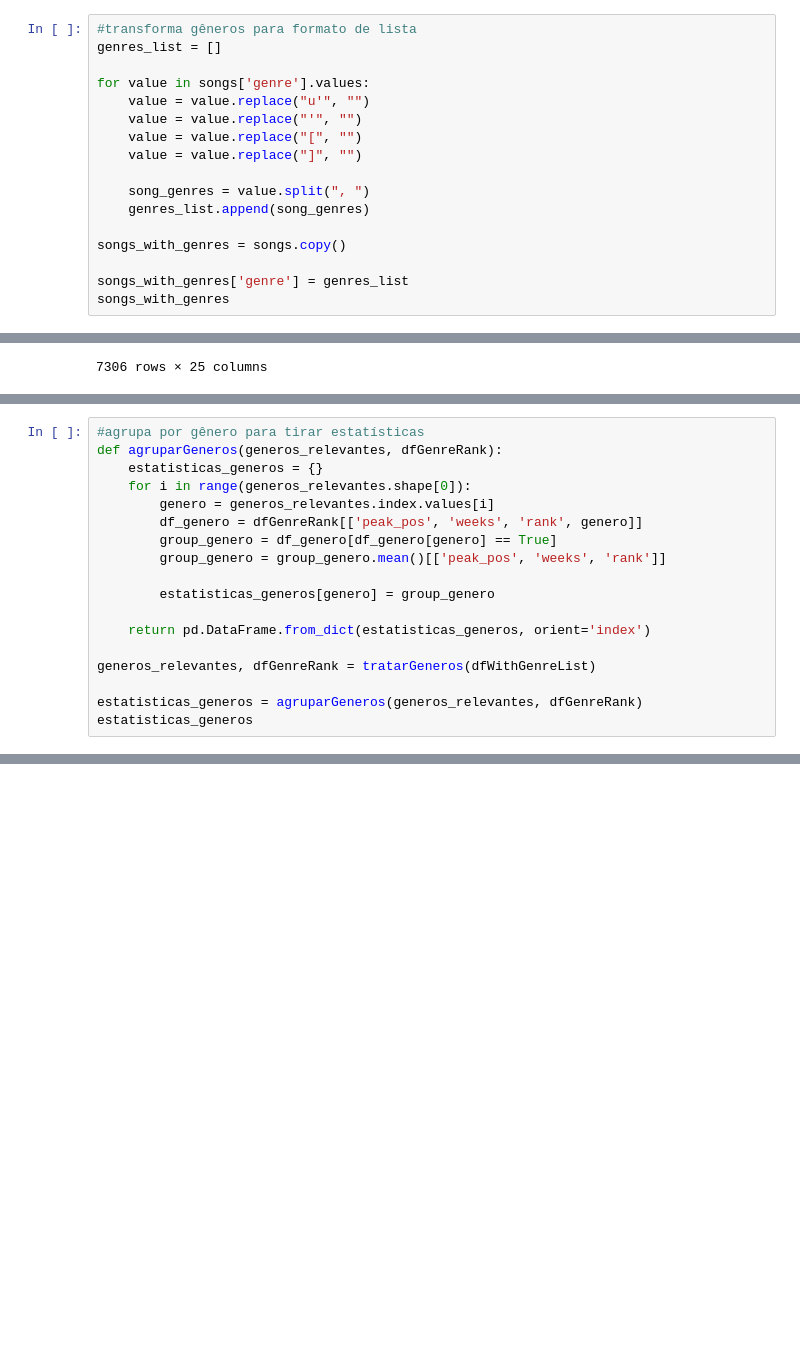
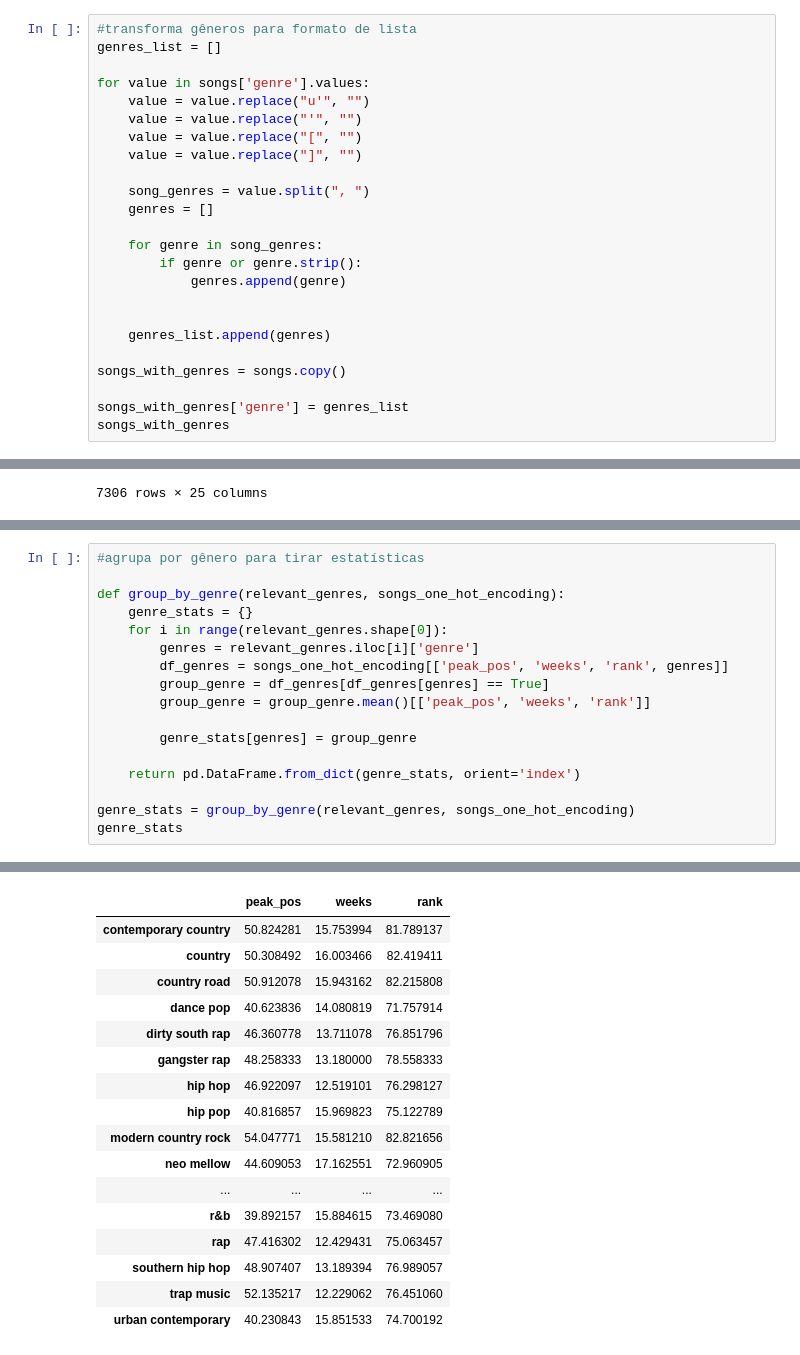
Before and after one commit to mibrahimfm/TP-ICD, a Jupyter notebook: nbs/analise_exploratoria.ipynb, the cells around one changed output, grey strips where cells are left out. Cells and saved outputs as stored; diff of their text form; blank space fills up the shorter version.

```diff
--- a/nbs/analise_exploratoria.ipynb
+++ b/nbs/analise_exploratoria.ipynb
@@ -41,7 +41,14 @@ for value in songs['genre'].values:
     value = value.replace("]", "")
 
     song_genres = value.split(", ")
-    genres_list.append(song_genres)
+    genres = []
+
+    for genre in song_genres:
+        if genre or genre.strip():
+            genres.append(genre)
+
+
+    genres_list.append(genres)
 
 songs_with_genres = songs.copy()
 
@@ -186,19 +197,18 @@ songs_one_hot_encoding
 # %%
 #agrupa por gênero para tirar estatísticas
-def agruparGeneros(generos_relevantes, dfGenreRank):
-    estatisticas_generos = {}
-    for i in range(generos_relevantes.shape[0]):
-        genero = generos_relevantes.index.values[i]
-        df_genero = dfGenreRank[['peak_pos', 'weeks', 'rank', genero]]
-        group_genero = df_genero[df_genero[genero] == True]
-        group_genero = group_genero.mean()[['peak_pos', 'weeks', 'rank']]
 
-        estatisticas_generos[genero] = group_genero
+def group_by_genre(relevant_genres, songs_one_hot_encoding):
+    genre_stats = {}
+    for i in range(relevant_genres.shape[0]):
+        genres = relevant_genres.iloc[i]['genre']
+        df_genres = songs_one_hot_encoding[['peak_pos', 'weeks', 'rank', genres]]
+        group_genre = df_genres[df_genres[genres] == True]
+        group_genre = group_genre.mean()[['peak_pos', 'weeks', 'rank']]
 
-    return pd.DataFrame.from_dict(estatisticas_generos, orient='index')
+        genre_stats[genres] = group_genre
 
-generos_relevantes, dfGenreRank = tratarGeneros(dfWithGenreList)
+    return pd.DataFrame.from_dict(genre_stats, orient='index')
 
-estatisticas_generos = agruparGeneros(generos_relevantes, dfGenreRank)
-estatisticas_generos
+genre_stats = group_by_genre(relevant_genres, songs_one_hot_encoding)
+genre_stats
 # %% [output]
@@ -206 +215,18 @@ NameError: name 'tratarGeneros' is not defined
+|  | peak_pos | weeks | rank |
+| contemporary country | 50.824281 | 15.753994 | 81.789137 |
+| country | 50.308492 | 16.003466 | 82.419411 |
+| country road | 50.912078 | 15.943162 | 82.215808 |
+| dance pop | 40.623836 | 14.080819 | 71.757914 |
+| dirty south rap | 46.360778 | 13.711078 | 76.851796 |
+| gangster rap | 48.258333 | 13.180000 | 78.558333 |
+| hip hop | 46.922097 | 12.519101 | 76.298127 |
+| hip pop | 40.816857 | 15.969823 | 75.122789 |
+| modern country rock | 54.047771 | 15.581210 | 82.821656 |
+| neo mellow | 44.609053 | 17.162551 | 72.960905 |
+| ... | ... | ... | ... |
+| r&b | 39.892157 | 15.884615 | 73.469080 |
+| rap | 47.416302 | 12.429431 | 75.063457 |
+| southern hip hop | 48.907407 | 13.189394 | 76.989057 |
+| trap music | 52.135217 | 12.229062 | 76.451060 |
+| urban contemporary | 40.230843 | 15.851533 | 74.700192 |
 # %%
```
Also changed, not shown: parts of 18 cells of this notebook.
